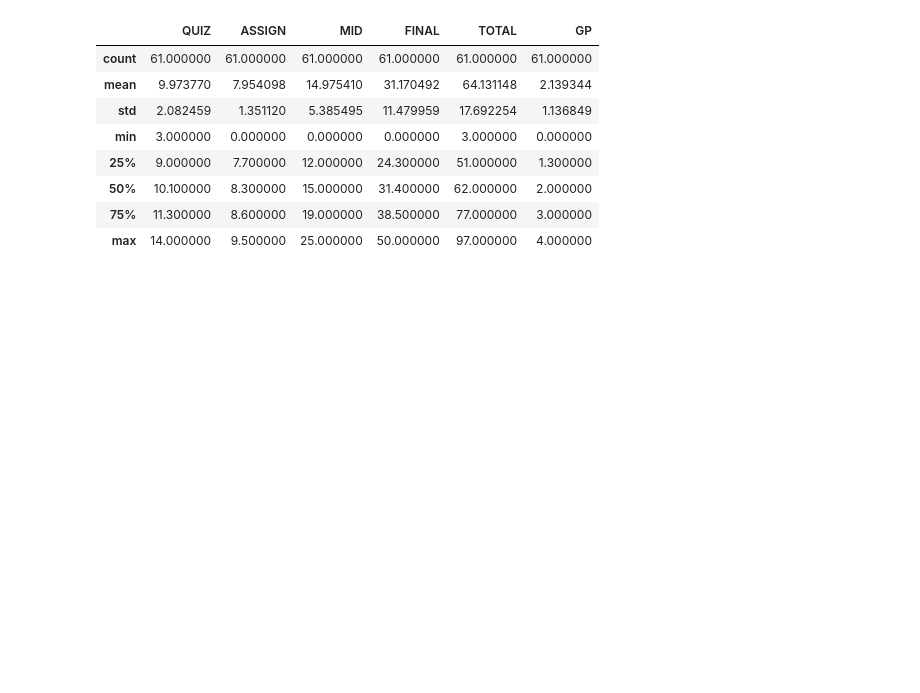
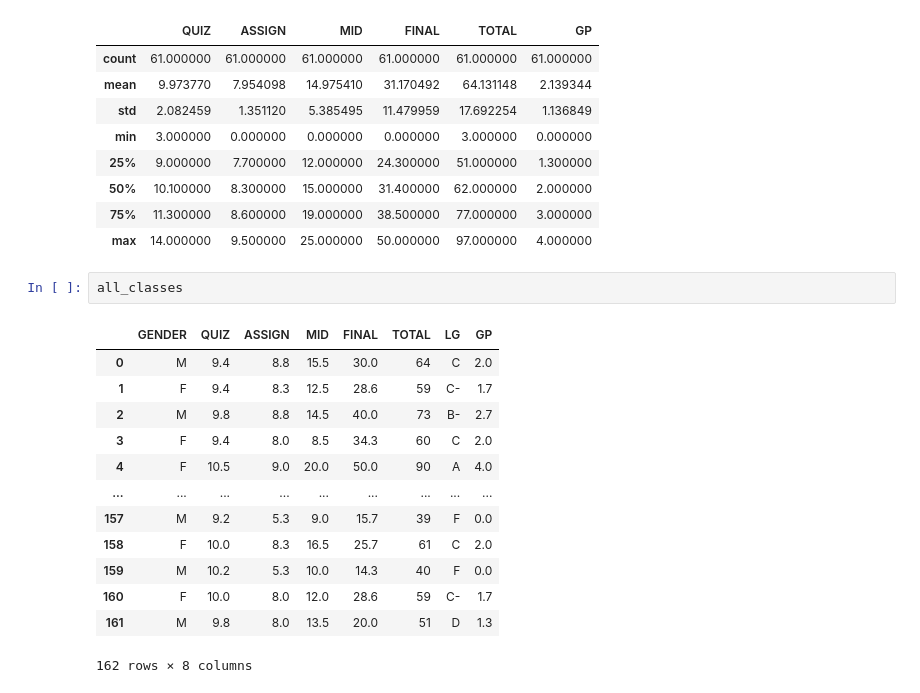
Before and after one commit to muneebahmedayub/sprob-assignment, a Jupyter notebook: assignment_2.ipynb, the cells around one changed output. Saved outputs shown, nothing was run; the diff lists cells and outputs as text; blank space fills up the shorter version.

```diff
--- a/assignment_2.ipynb
+++ b/assignment_2.ipynb
@@ -212,3 +212,19 @@ display(all_classes_female.describe())
 | 50% | 10.100000 | 8.300000 | 15.000000 | 31.400000 | 62.000000 | 2.000000 |
 | 75% | 11.300000 | 8.600000 | 19.000000 | 38.500000 | 77.000000 | 3.000000 |
 | max | 14.000000 | 9.500000 | 25.000000 | 50.000000 | 97.000000 | 4.000000 |
+# %%
+all_classes
+# %% [output]
+|  | GENDER | QUIZ | ASSIGN | MID | FINAL | TOTAL | LG | GP |
+| 0 | M | 9.4 | 8.8 | 15.5 | 30.0 | 64 | C | 2.0 |
+| 1 | F | 9.4 | 8.3 | 12.5 | 28.6 | 59 | C- | 1.7 |
+| 2 | M | 9.8 | 8.8 | 14.5 | 40.0 | 73 | B- | 2.7 |
+| 3 | F | 9.4 | 8.0 | 8.5 | 34.3 | 60 | C | 2.0 |
+| 4 | F | 10.5 | 9.0 | 20.0 | 50.0 | 90 | A | 4.0 |
+| ... | ... | ... | ... | ... | ... | ... | ... | ... |
+| 157 | M | 9.2 | 5.3 | 9.0 | 15.7 | 39 | F | 0.0 |
+| 158 | F | 10.0 | 8.3 | 16.5 | 25.7 | 61 | C | 2.0 |
+| 159 | M | 10.2 | 5.3 | 10.0 | 14.3 | 40 | F | 0.0 |
+| 160 | F | 10.0 | 8.0 | 12.0 | 28.6 | 59 | C- | 1.7 |
+| 161 | M | 9.8 | 8.0 | 13.5 | 20.0 | 51 | D | 1.3 |
+162 rows × 8 columns
```
Also changed, not shown: parts of 3 cells of this notebook.
